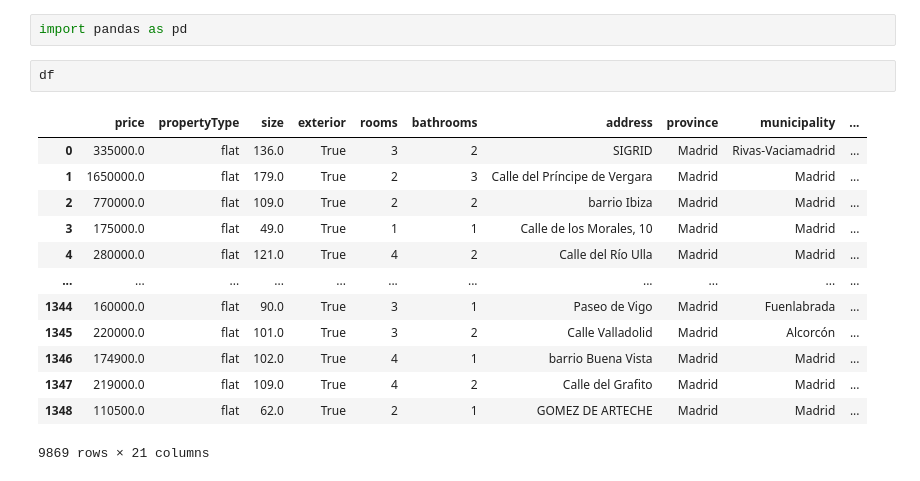
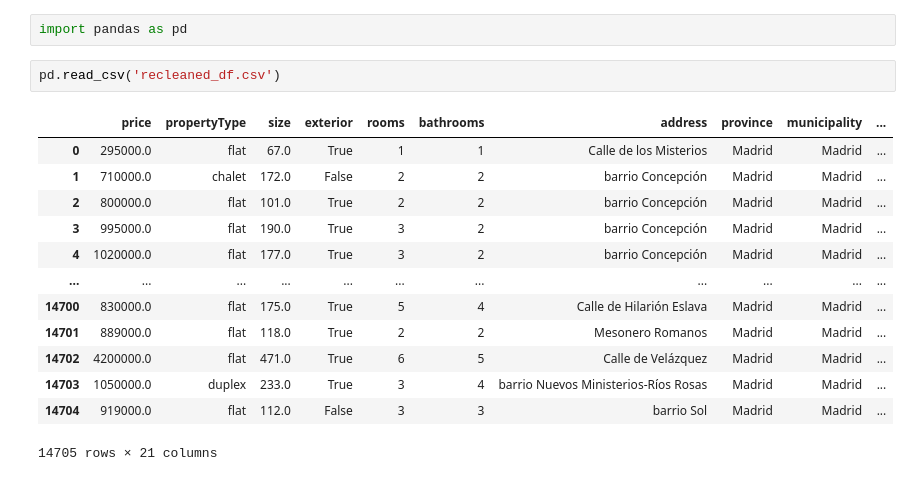
Before and after one commit to falba3/harmonia, a Jupyter notebook: workspace.ipynb, the cells around one changed output. Saved outputs shown, nothing was run; the diff lists cells and outputs as text.

```diff
--- a/workspace.ipynb
+++ b/workspace.ipynb
@@ -166,18 +157,18 @@ combined.to_csv('recleaned_df.csv', index = False)
 # %%
 import pandas as pd
 # %%
-df
+pd.read_csv('recleaned_df.csv')
 # %% [output]
 |  | price | propertyType | size | exterior | rooms | bathrooms | address | province | municipality | ... |
-| 0 | 335000.0 | flat | 136.0 | True | 3 | 2 | SIGRID | Madrid | Rivas-Vaciamadrid | ... |
-| 1 | 1650000.0 | flat | 179.0 | True | 2 | 3 | Calle del Príncipe de Vergara | Madrid | Madrid | ... |
-| 2 | 770000.0 | flat | 109.0 | True | 2 | 2 | barrio Ibiza | Madrid | Madrid | ... |
-| 3 | 175000.0 | flat | 49.0 | True | 1 | 1 | Calle de los Morales, 10 | Madrid | Madrid | ... |
-| 4 | 280000.0 | flat | 121.0 | True | 4 | 2 | Calle del Río Ulla | Madrid | Madrid | ... |
+| 0 | 295000.0 | flat | 67.0 | True | 1 | 1 | Calle de los Misterios | Madrid | Madrid | ... |
+| 1 | 710000.0 | chalet | 172.0 | False | 2 | 2 | barrio Concepción | Madrid | Madrid | ... |
+| 2 | 800000.0 | flat | 101.0 | True | 2 | 2 | barrio Concepción | Madrid | Madrid | ... |
+| 3 | 995000.0 | flat | 190.0 | True | 3 | 2 | barrio Concepción | Madrid | Madrid | ... |
+| 4 | 1020000.0 | flat | 177.0 | True | 3 | 2 | barrio Concepción | Madrid | Madrid | ... |
 | ... | ... | ... | ... | ... | ... | ... | ... | ... | ... | ... |
-| 1344 | 160000.0 | flat | 90.0 | True | 3 | 1 | Paseo de Vigo | Madrid | Fuenlabrada | ... |
-| 1345 | 220000.0 | flat | 101.0 | True | 3 | 2 | Calle Valladolid | Madrid | Alcorcón | ... |
-| 1346 | 174900.0 | flat | 102.0 | True | 4 | 1 | barrio Buena Vista | Madrid | Madrid | ... |
-| 1347 | 219000.0 | flat | 109.0 | True | 4 | 2 | Calle del Grafito | Madrid | Madrid | ... |
-| 1348 | 110500.0 | flat | 62.0 | True | 2 | 1 | GOMEZ DE ARTECHE | Madrid | Madrid | ... |
+| 14700 | 830000.0 | flat | 175.0 | True | 5 | 4 | Calle de Hilarión Eslava | Madrid | Madrid | ... |
+| 14701 | 889000.0 | flat | 118.0 | True | 2 | 2 | Mesonero Romanos | Madrid | Madrid | ... |
+| 14702 | 4200000.0 | flat | 471.0 | True | 6 | 5 | Calle de Velázquez | Madrid | Madrid | ... |
+| 14703 | 1050000.0 | duplex | 233.0 | True | 3 | 4 | barrio Nuevos Ministerios-Ríos Rosas | Madrid | Madrid | ... |
+| 14704 | 919000.0 | flat | 112.0 | False | 3 | 3 | barrio Sol | Madrid | Madrid | ... |
-9869 rows × 21 columns
+14705 rows × 21 columns
```
Also changed, not shown: parts of 7 cells of this notebook, 1 other file.
